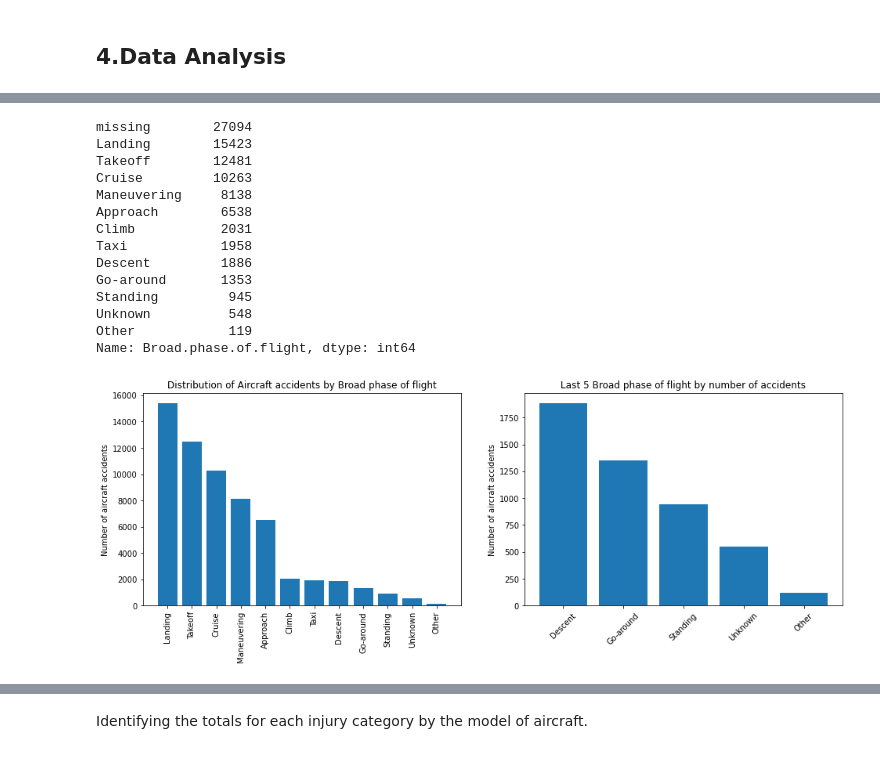
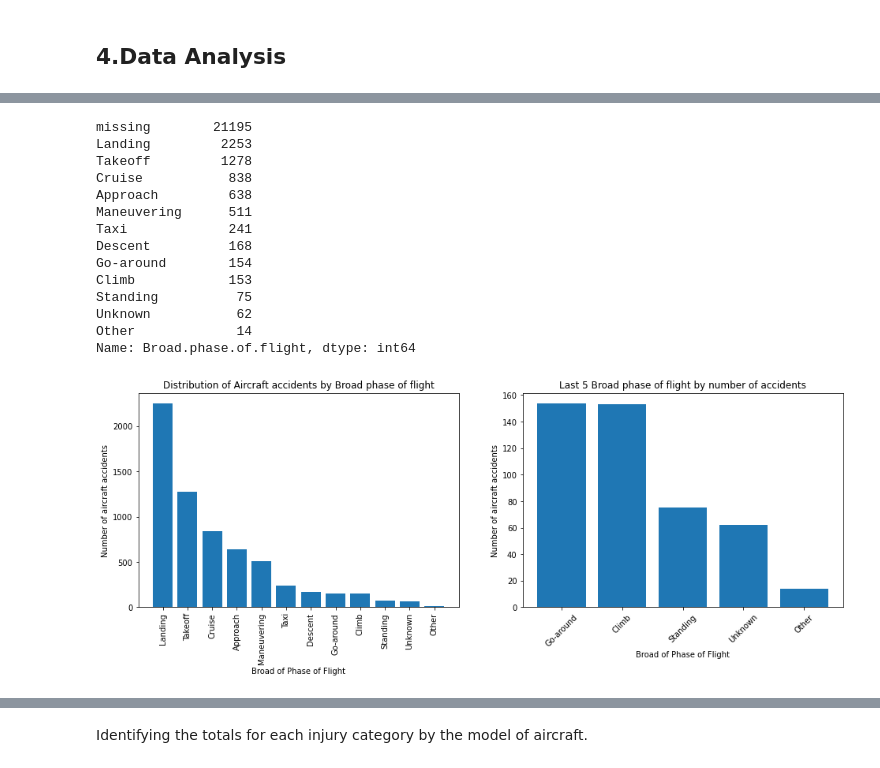
Before and after one commit to Mau-Wambugu/Aircraft-Accidents-Analysis-, a Jupyter notebook: Aviation-Accidents-Analysis.ipynb, the cells around one changed output, grey strips where cells are left out. Cells and saved outputs as stored; diff of their text form; code cells hidden in the pictures.

```diff
--- a/Aviation-Accidents-Analysis.ipynb
+++ b/Aviation-Accidents-Analysis.ipynb
@@ -46,6 +47,6 @@ import seaborn as sns
 In the cell below, load the 'Aviation_Data.csv' file.
 # %%
-df=pd.read_csv('AviationData.csv', encoding='latin-1') #loading the csv file
+df=pd.read_csv('Data/AviationData.csv', encoding='latin-1') #loading the csv file
 df.head() #accessing the first 5 rows of the dataframe
 # %% [output]
 |  | Event.Id | Investigation.Type | Accident.Number | Event.Date | Location | Country | Latitude | Longitude | ... |
@@ -241,0 +245,3 @@ What is the distribution of number of accidents per aircraft model?Which categor
+# %%
+new_df=df[df['Aircraft.Category']=='Airplane']#selecting rows whose aircraft category is airplane
+new_df
@@ -288,38 +305,40 @@ First is the analysis of number of accidents for each flight phase then checking
 # %%
-df['Broad.phase.of.flight'].value_counts()
+new_df['Broad.phase.of.flight'].value_counts()
 # %% [output]
-missing        27094
-Landing        15423
-Takeoff        12481
-Cruise         10263
-Maneuvering     8138
-Approach        6538
-Climb           2031
-Taxi            1958
-Descent         1886
-Go-around       1353
-Standing         945
-Unknown          548
-Other            119
+missing        21195
+Landing         2253
+Takeoff         1278
+Cruise           838
+Approach         638
+Maneuvering      511
+Taxi             241
+Descent          168
+Go-around        154
+Climb            153
+Standing          75
+Unknown           62
+Other             14
 Name: Broad.phase.of.flight, dtype: int64
 # %%
 # Set up plots
 fig, (ax1, ax2) = plt.subplots(ncols=2, figsize=(16, 5))
 
 # Create variables for easier reuse
-value_counts = df["Broad.phase.of.flight"].value_counts().iloc[1:]
-last_5_counts = df["Broad.phase.of.flight"].value_counts().iloc[-5:]
+value_counts = new_df["Broad.phase.of.flight"].value_counts().iloc[1:]
+last_5_counts =value_counts.iloc[-5:]
 
 # Plot data
 ax1.bar(value_counts.index, value_counts.values)
 ax2.bar(last_5_counts.index, last_5_counts.values)
 
 # Customize appearance
 ax1.tick_params(axis="x", labelrotation=90)
 ax2.tick_params(axis="x", labelrotation=45)
 ax1.set_ylabel("Number of aircraft accidents")
 ax2.set_ylabel("Number of aircraft accidents")
+ax1.set_xlabel("Broad of Phase of Flight")
+ax2.set_xlabel("Broad of Phase of Flight")
 ax1.set_title("Distribution of Aircraft accidents by Broad phase of flight")
 ax2.set_title("Last 5 Broad phase of flight by number of accidents");
 # %% [output]
-[figure, old version]
+[figure, new version]
```
Also changed, not shown: parts of 20 cells of this notebook, 15 other files.
